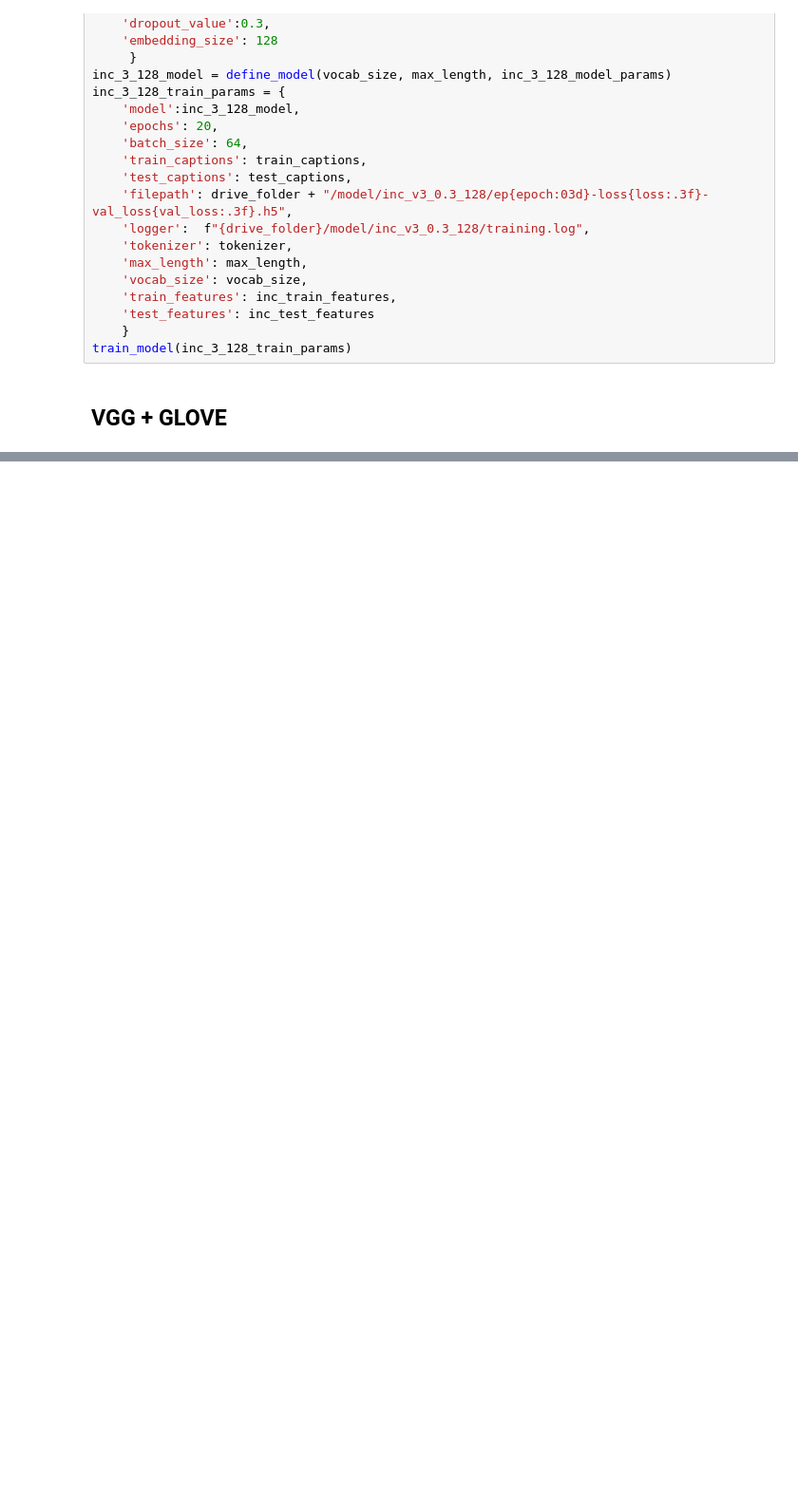
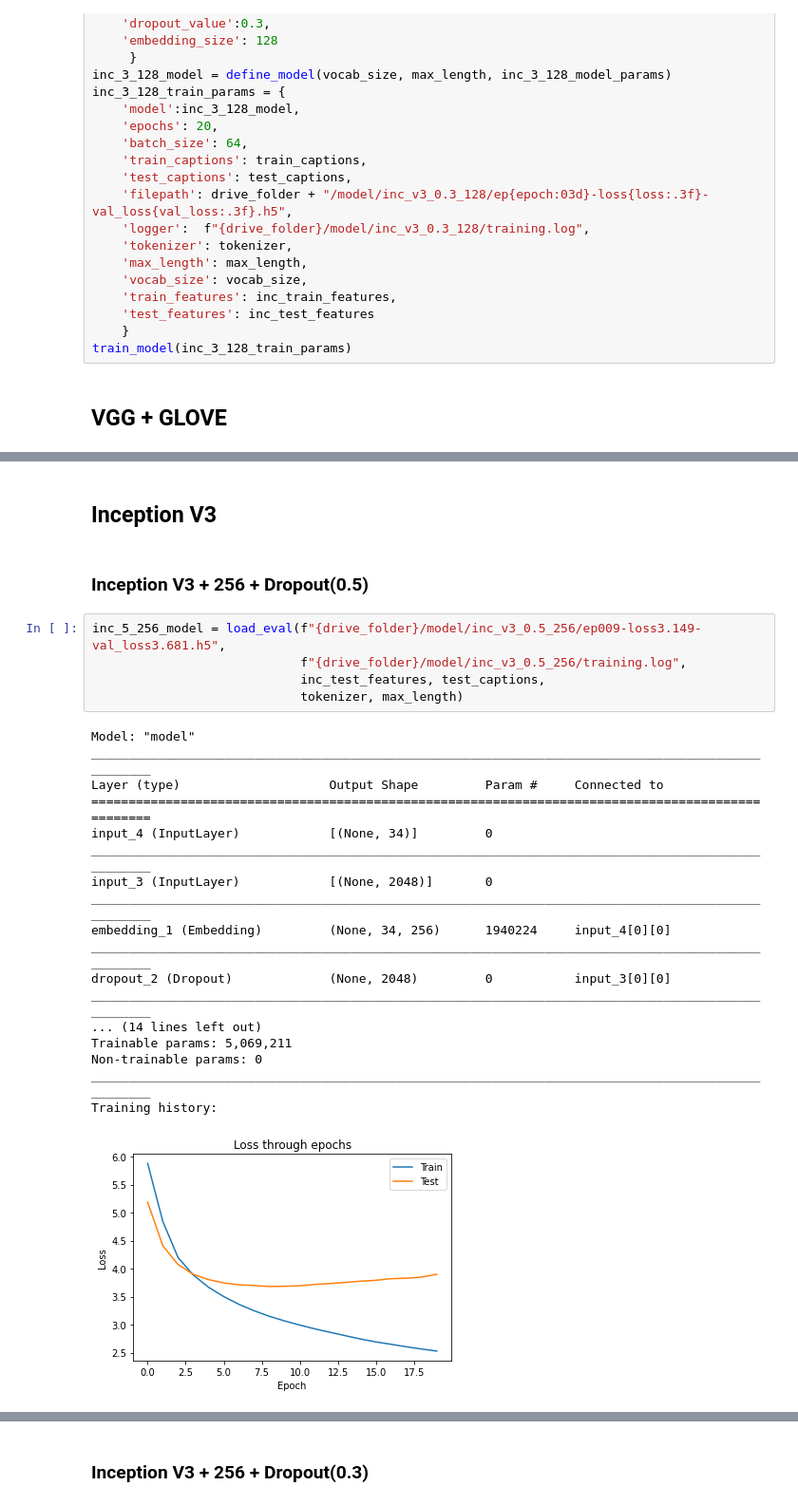
Before and after one commit to LastChanceKatze/image-caption-gen, a Jupyter notebook: img_caption_gen.ipynb, the cells around one changed output, grey strips where cells are left out. Shown at 95% size. Cells and saved outputs as stored; diff of their text form; blank space fills up the shorter version.

```diff
--- a/img_caption_gen.ipynb
+++ b/img_caption_gen.ipynb
@@ -844,0 +1161,28 @@ evaluate_model(test_model, test_features, test_captions, tokenizer, max_length)
+# %% [markdown]
+## Inception V3
+# %% [markdown]
+### Inception V3 + 256 + Dropout(0.5)
+# %%
+inc_5_256_model = load_eval(f"{drive_folder}/model/inc_v3_0.5_256/ep009-loss3.149-val_loss3.681.h5",
+                            f"{drive_folder}/model/inc_v3_0.5_256/training.log",
+                            inc_test_features, test_captions,
+                            tokenizer, max_length)
+# %% [output]
+Model: "model"
+__________________________________________________________________________________________________
+Layer (type)                    Output Shape         Param #     Connected to
+==================================================================================================
+input_4 (InputLayer)            [(None, 34)]         0
+__________________________________________________________________________________________________
+input_3 (InputLayer)            [(None, 2048)]       0
+__________________________________________________________________________________________________
+embedding_1 (Embedding)         (None, 34, 256)      1940224     input_4[0][0]
+__________________________________________________________________________________________________
+dropout_2 (Dropout)             (None, 2048)         0           input_3[0][0]
+__________________________________________________________________________________________________
+... (14 lines left out)
+Trainable params: 5,069,211
+Non-trainable params: 0
+__________________________________________________________________________________________________
+Training history:
+[figure, added]
@@ -844,0 +1205,2 @@ evaluate_model(test_model, test_features, test_captions, tokenizer, max_length)
+# %% [markdown]
+### Inception V3 + 256 + Dropout(0.3)
```
Also changed, not shown: parts of 44 cells of this notebook.
